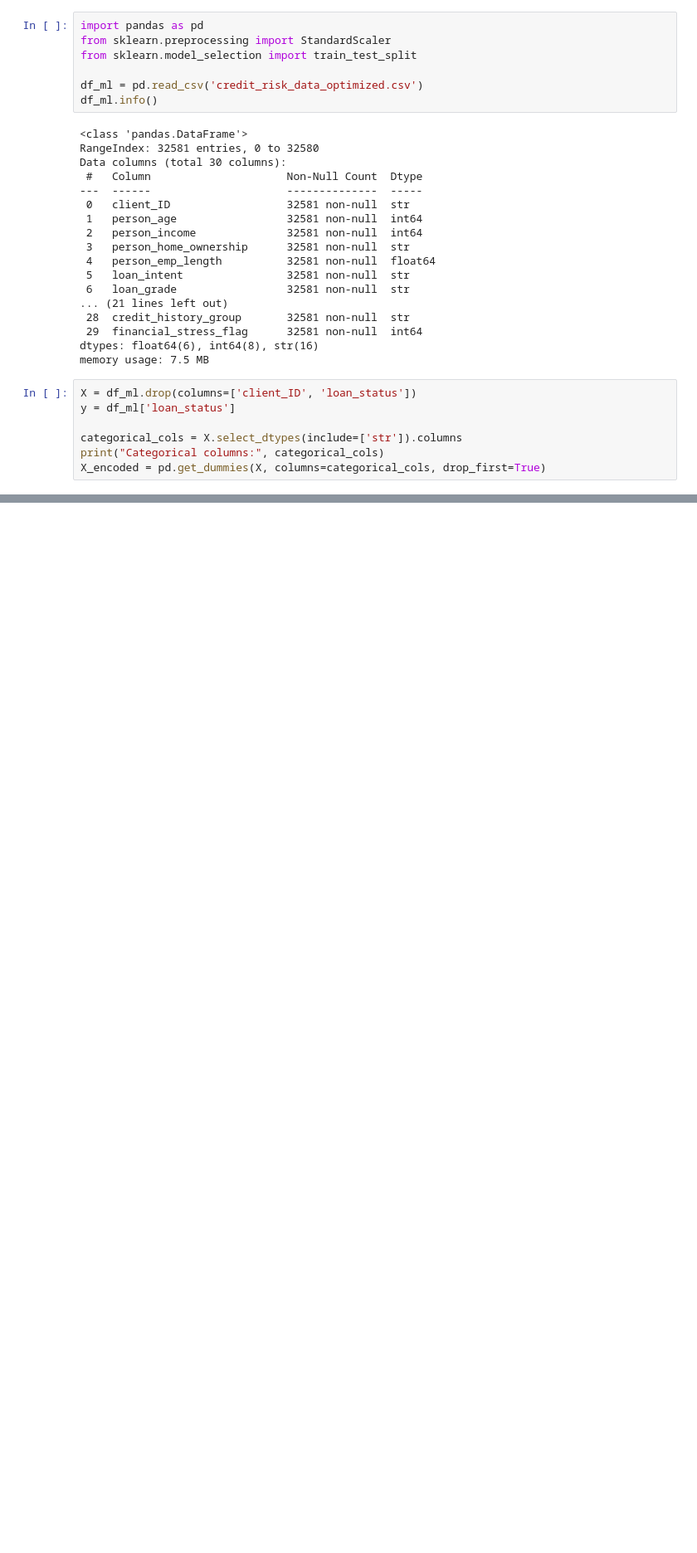
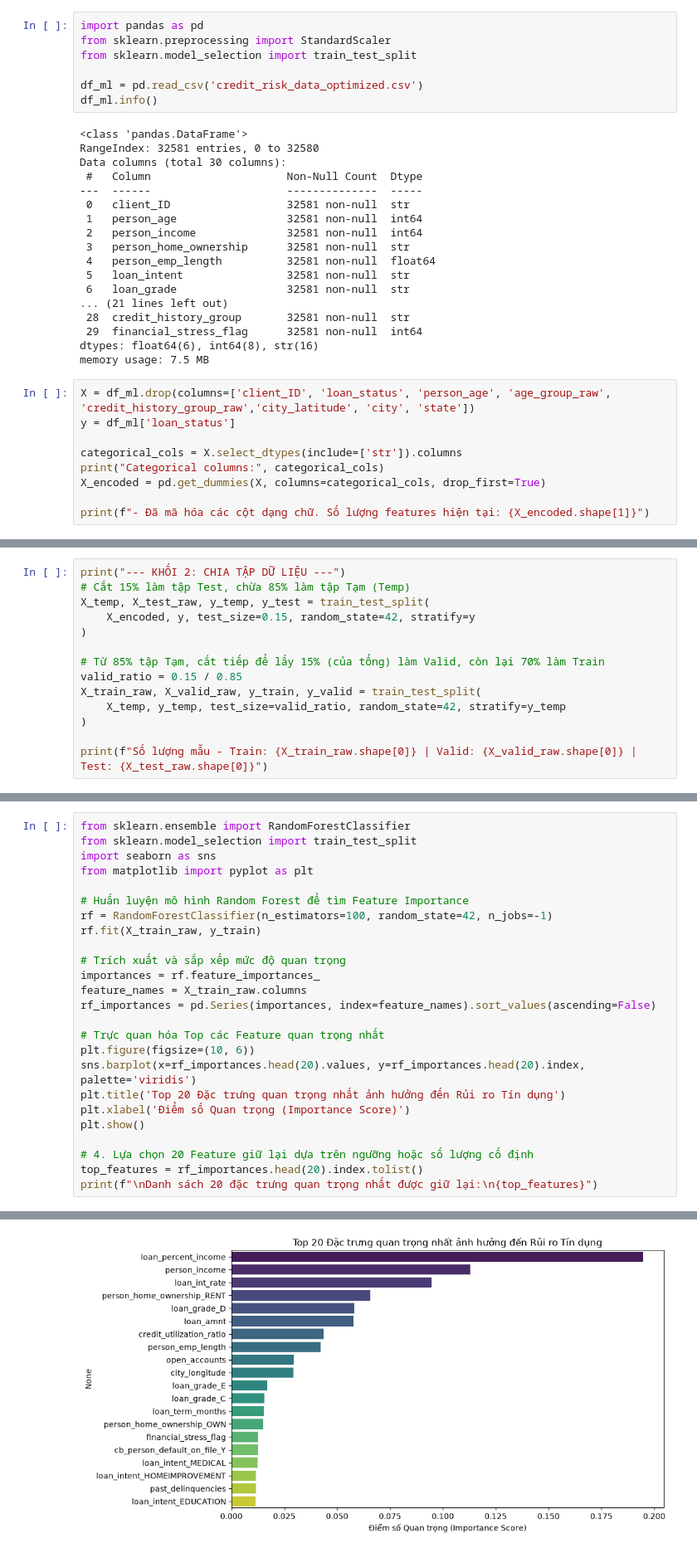
Before and after one commit to bqhbq/Credit-Risk-Management, a Jupyter notebook: normalization.ipynb, the cells around one changed output, grey strips where cells are left out. Shown at 83% size. Saved outputs shown, nothing was run; the diff lists cells and outputs as text; blank space fills up the shorter version.

Commit message:
normalization prepare for training model

```diff
--- a/normalization.ipynb
+++ b/normalization.ipynb
@@ -24,12 +24,14 @@ Data columns (total 30 columns):
 dtypes: float64(6), int64(8), str(16)
 memory usage: 7.5 MB
 # %%
-X = df_ml.drop(columns=['client_ID', 'loan_status'])
+X = df_ml.drop(columns=['client_ID', 'loan_status', 'person_age', 'age_group_raw', 'credit_history_group_raw','city_latitude', 'city', 'state'])
 y = df_ml['loan_status']
 
 categorical_cols = X.select_dtypes(include=['str']).columns
 print("Categorical columns:", categorical_cols)
 X_encoded = pd.get_dummies(X, columns=categorical_cols, drop_first=True)
+
+print(f"- Đã mã hóa các cột dạng chữ. Số lượng features hiện tại: {X_encoded.shape[1]}")
 # %% [output]
 Categorical columns: Index(['person_home_ownership', 'loan_intent', 'loan_grade',
        'cb_person_default_on_file', 'gender', 'marital_status',
@@ -39,0 +52,14 @@ Categorical columns: Index(['person_home_ownership', 'loan_intent', 'loan_grade'
+# %%
+print("--- KHỐI 2: CHIA TẬP DỮ LIỆU ---")
+# Cắt 15% làm tập Test, chừa 85% làm tập Tạm (Temp)
+X_temp, X_test_raw, y_temp, y_test = train_test_split(
+    X_encoded, y, test_size=0.15, random_state=42, stratify=y
+)
+
+# Từ 85% tập Tạm, cắt tiếp để lấy 15% (của tổng) làm Valid, còn lại 70% làm Train
+valid_ratio = 0.15 / 0.85
+X_train_raw, X_valid_raw, y_train, y_valid = train_test_split(
+    X_temp, y_temp, test_size=valid_ratio, random_state=42, stratify=y_temp
+)
+
+print(f"Số lượng mẫu - Train: {X_train_raw.shape[0]} | Valid: {X_valid_raw.shape[0]} | Test: {X_test_raw.shape[0]}")
@@ -39,0 +69,26 @@ Categorical columns: Index(['person_home_ownership', 'loan_intent', 'loan_grade'
+# %%
+from sklearn.ensemble import RandomForestClassifier
+from sklearn.model_selection import train_test_split
+import seaborn as sns
+from matplotlib import pyplot as plt
+
+# Huấn luyện mô hình Random Forest để tìm Feature Importance
+rf = RandomForestClassifier(n_estimators=100, random_state=42, n_jobs=-1)
+rf.fit(X_train_raw, y_train)
+
+# Trích xuất và sắp xếp mức độ quan trọng
+importances = rf.feature_importances_
+feature_names = X_train_raw.columns
+rf_importances = pd.Series(importances, index=feature_names).sort_values(ascending=False)
+
+# Trực quan hóa Top các Feature quan trọng nhất
+plt.figure(figsize=(10, 6))
+sns.barplot(x=rf_importances.head(20).values, y=rf_importances.head(20).index, palette='viridis')
+plt.title('Top 20 Đặc trưng quan trọng nhất ảnh hưởng đến Rủi ro Tín dụng')
+plt.xlabel('Điểm số Quan trọng (Importance Score)')
+plt.show()
+
+# 4. Lựa chọn 20 Feature giữ lại dựa trên ngưỡng hoặc số lượng cố định
+top_features = rf_importances.head(20).index.tolist()
+print(f"\nDanh sách 20 đặc trưng quan trọng nhất được giữ lại:\n{top_features}")
+# %% [output]
@@ -39,0 +98 @@ Categorical columns: Index(['person_home_ownership', 'loan_intent', 'loan_grade'
+[figure, added]
```
Also changed, not shown: parts of 8 cells of this notebook.
